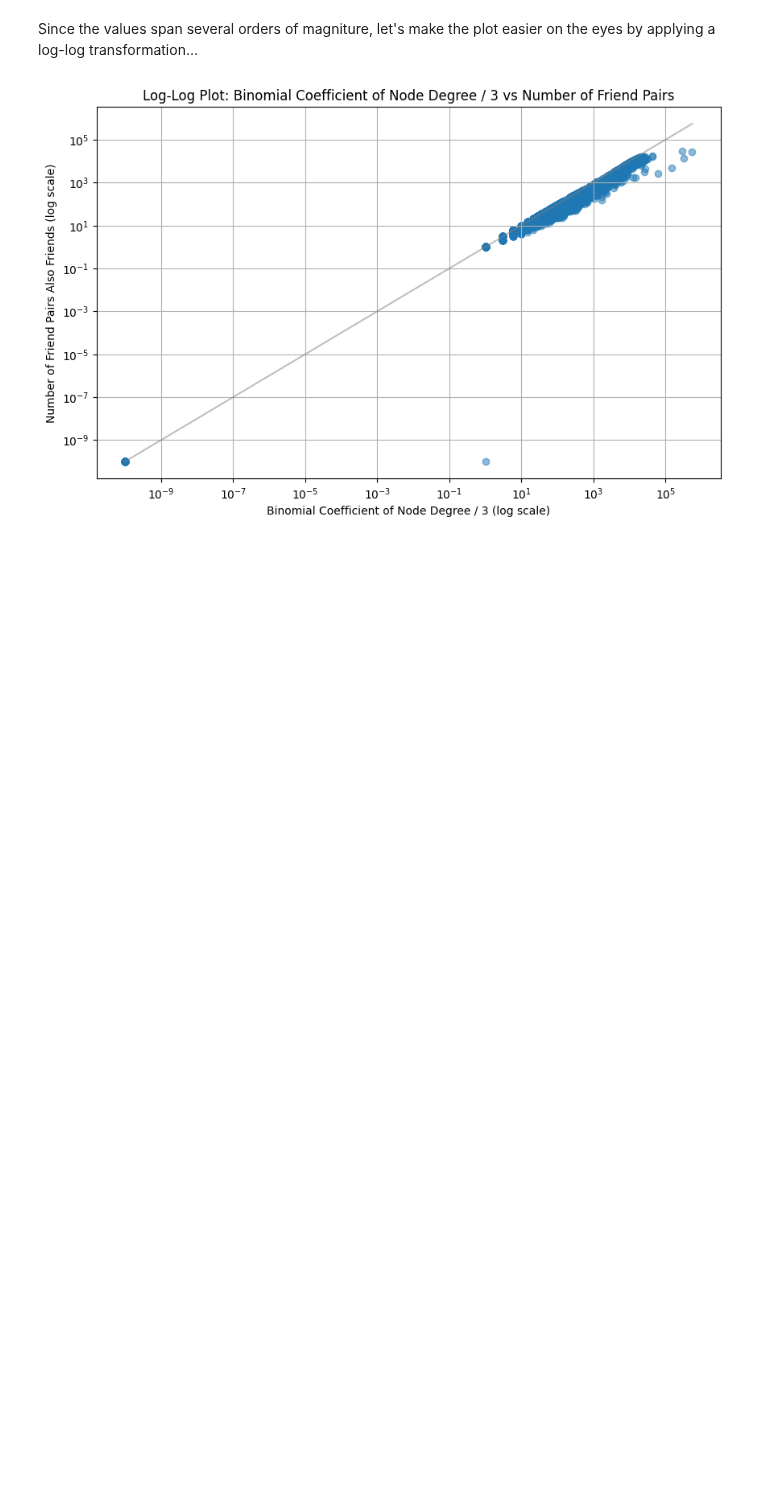
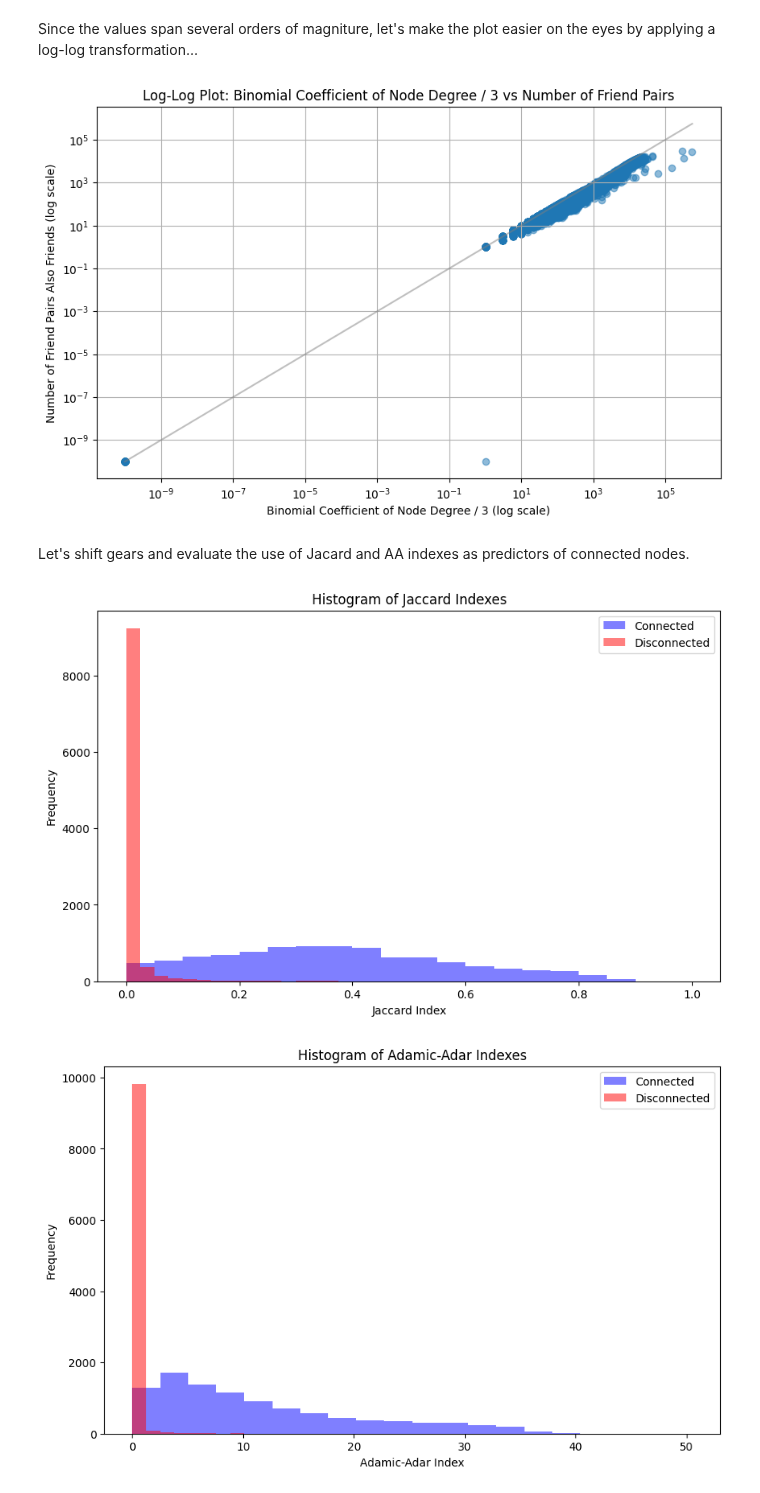
Before and after one commit to vmpreciado/NETS3120, a Jupyter notebook: FBClustering.ipynb, the cells around one changed output. Cells and saved outputs as stored; diff of their text form; code cells hidden in the pictures; blank space fills up the shorter version.

```diff
--- a/FBClustering.ipynb
+++ b/FBClustering.ipynb
@@ -111,3 +110,5 @@ plt.grid(True)
 plt.show()
 # %% [output]
 [figure]
+# %% [markdown]
+Let's shift gears and evaluate the use of Jacard and AA indexes as predictors of connected nodes.
@@ -113,0 +147,35 @@ plt.show()
+# %%
+# Determine the range of the data
+data_range = [min(connected_jaccard + disconnected_jaccard), max(connected_jaccard + disconnected_jaccard)]
+
+# Determine the number of bins for the blue histogram
+n_bins_blue = 20  # This is an example; adjust the number of bins as needed
+
+# Plotting histograms
+plt.figure(figsize=(10, 6))
+plt.hist(connected_jaccard, bins=n_bins_blue, range=data_range, color='blue', alpha=0.5, label='Connected')
+plt.hist(disconnected_jaccard, bins=n_bins_blue * 2, range=data_range, color='red', alpha=0.5, label='Disconnected')
+plt.title('Histogram of Jaccard Indexes')
+plt.xlabel('Jaccard Index')
+plt.ylabel('Frequency')
+plt.legend()
+plt.show()
+
+# Determine the range of the data
+data_range = [min(connected_adamic_adar + disconnected_adamic_adar), max(connected_adamic_adar + disconnected_adamic_adar)]
+
+# Determine the number of bins for the blue histogram
+n_bins_blue = 20  # Adjust the number of bins as needed based on your data
+
+# Plotting histograms
+plt.figure(figsize=(10, 6))
+plt.hist(connected_adamic_adar, bins=n_bins_blue, range=data_range, color='blue', alpha=0.5, label='Connected')
+plt.hist(disconnected_adamic_adar, bins=n_bins_blue * 2, range=data_range, color='red', alpha=0.5, label='Disconnected')
+plt.title('Histogram of Adamic-Adar Indexes')
+plt.xlabel('Adamic-Adar Index')
+plt.ylabel('Frequency')
+plt.legend()
+plt.show()
+# %% [output]
+[figure, added]
+[figure, added]
```
Also changed, not shown: parts of 3 cells of this notebook.
